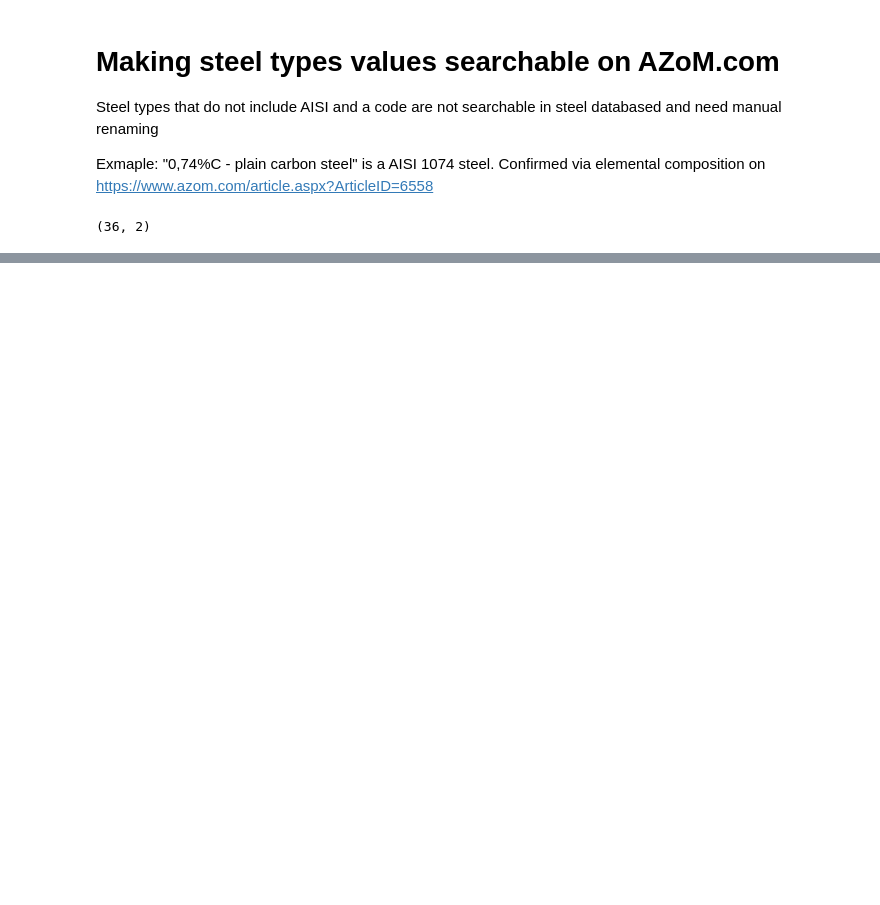
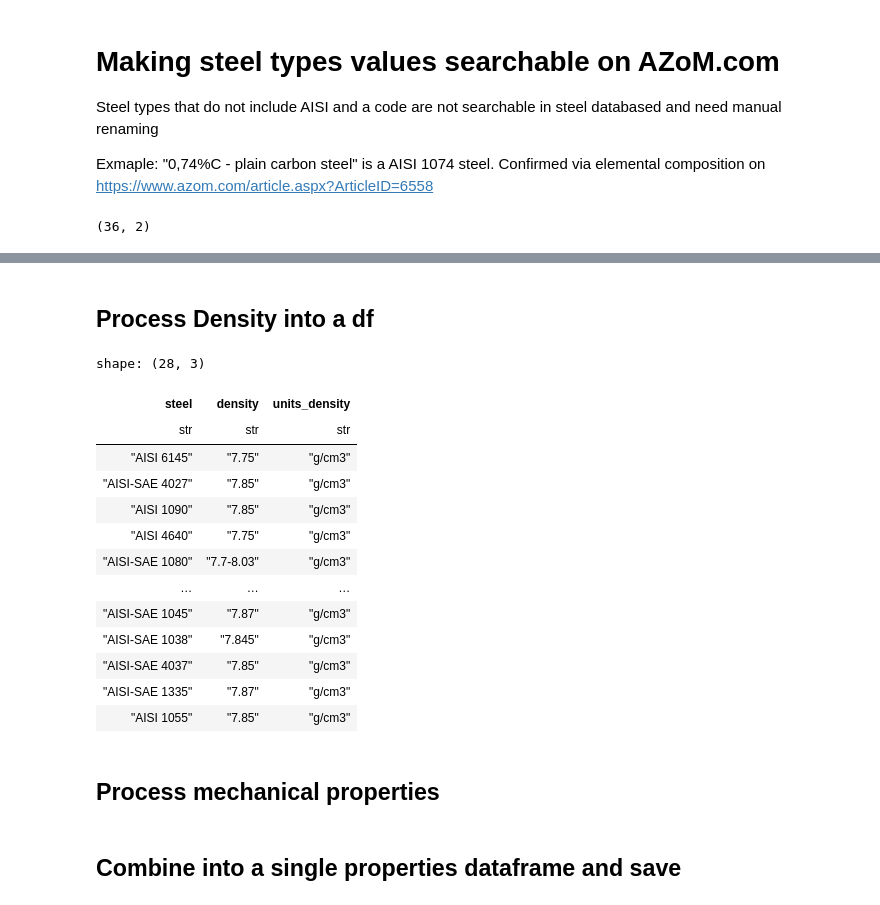
Before and after one commit to Nate-Sheibley/Mild-Steel-Tempering, a Jupyter notebook: Mild_Steel_Tempering-main.ipynb, the cells around one changed output, grey strips where cells are left out. Saved outputs shown, nothing was run; the diff lists cells and outputs as text; code cells hidden in the pictures; blank space fills up the shorter version.

```diff
--- a/Mild_Steel_Tempering-main.ipynb
+++ b/Mild_Steel_Tempering-main.ipynb
@@ -268,0 +318,11 @@ shape: (29, 1)
+# %%
+# Search the steel
+def get_soup(soup):
+    search_result = soup.find('div', class_='resultsContainer')
+    first_item = search_result.find('a')
+    # https://pytutorial.com/get-element-href-beautifulsoup/
+    steel_link = first_item.get('href')
+    time.sleep(0.15)
+    browser.visit(f"{base_url}{steel_link}")
+    soup2 = BeautifulSoup(browser.html, 'html.parser')
+    return soup2
@@ -268,0 +531,9 @@ shape: (29, 1)
+# %%
+def remove_inperial(property_dict):
+    new_dict = {}
+    for key, table in property_dict.items():
+        new_dict[key] = table.select(["Properties", "Metric"])
+    return new_dict
+dict_phys_props =  remove_inperial(dict_phys_props)
+dict_mech_props = remove_inperial(dict_mech_props)
+dict_phys_props['AISI 52100']
@@ -268,0 +557,42 @@ shape: (29, 1)
+# %% [markdown]
+## Process Density into a df
+# %%
+#fix formatting in single cell. Did not incude a space
+dict_phys_props['AISI 1074 Carbon Steel'][0, "Metric"] = '7.7-8.03 g/cm3'
+# %%
+s_steel = pl.Series(name = 'steel', dtype= pl.String)
+s_density = pl.Series(name = 'density', dtype= pl.String)
+s_unit = pl.Series(name = 'units_density', dtype= pl.String)
+
+for steel, table in dict_phys_props.items():
+    try:
+        #select only the  cell of interest
+        df_density = table.filter(pl.col('Properties').str.contains("Density"))['Metric'].str.split(' ')
+        density = df_density.list.get(0)
+        unit = df_density.list.get(1)
+        # Make a series of all 3
+        s_steel.extend(pl.Series(name = 'steel', values = [steel]))
+        s_density = s_density.extend(density)
+        s_unit = s_unit.extend(unit)
+    except:
+        print("Failed on", steel)
+# %%
+df_steel_properties = pl.DataFrame([s_steel, s_density, s_unit])
+df_steel_properties
+# %% [output]
+shape: (28, 3)
+| steel | density | units_density |
+| str | str | str |
+| "AISI 6145" | "7.75" | "g/cm3" |
+| "AISI-SAE 4027" | "7.85" | "g/cm3" |
+| "AISI 1090" | "7.85" | "g/cm3" |
+| "AISI 4640" | "7.75" | "g/cm3" |
+| "AISI-SAE 1080" | "7.7-8.03" | "g/cm3" |
+| … | … | … |
+| "AISI-SAE 1045" | "7.87" | "g/cm3" |
+| "AISI-SAE 1038" | "7.845" | "g/cm3" |
+| "AISI-SAE 4037" | "7.85" | "g/cm3" |
+| "AISI-SAE 1335" | "7.87" | "g/cm3" |
+| "AISI 1055" | "7.85" | "g/cm3" |
+# %% [markdown]
+## Process mechanical properties
@@ -268,0 +620,2 @@ shape: (29, 1)
+# %% [markdown]
+## Combine into a single properties dataframe and save
```
Also changed, not shown: parts of 31 cells of this notebook, 3 other files.
